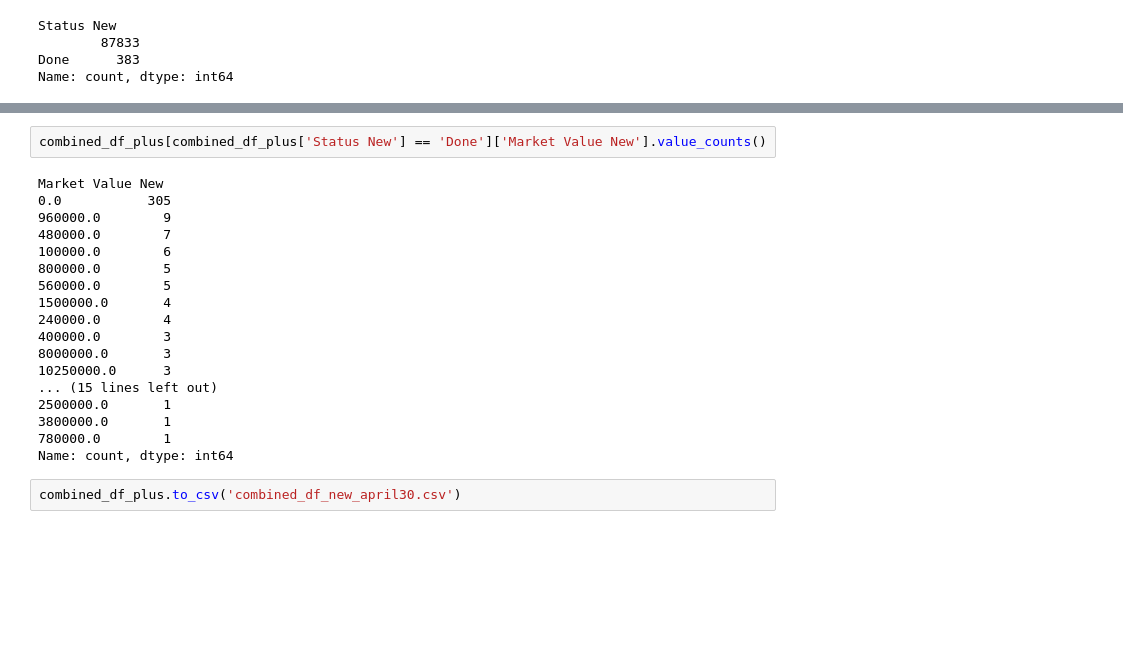
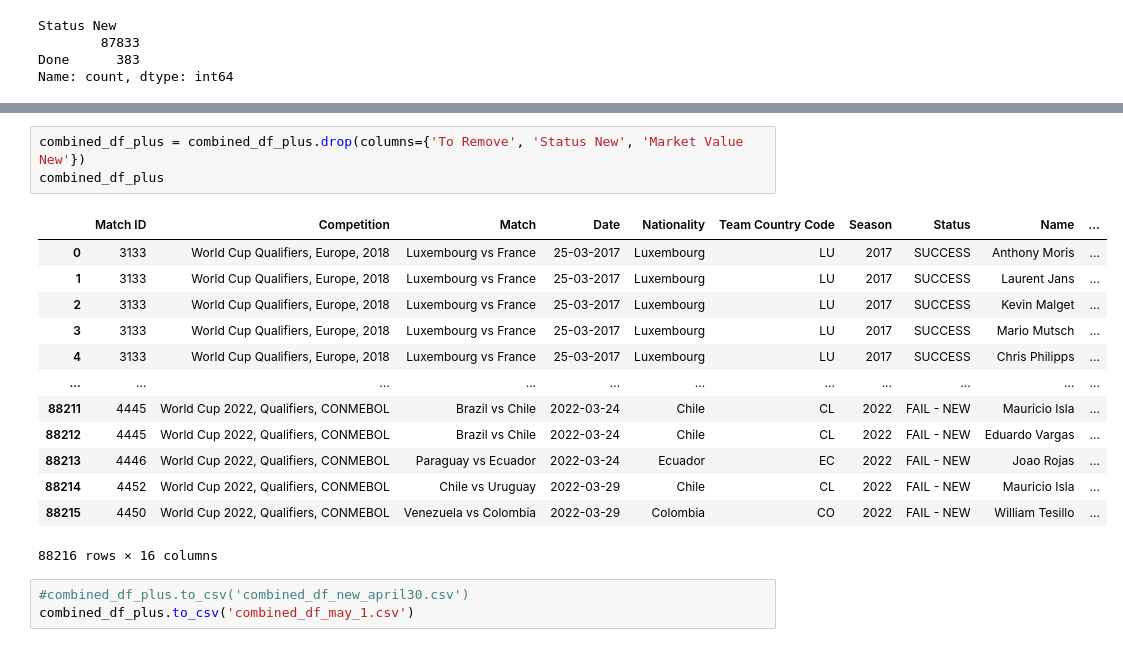
Before and after one commit to finnlsmith/footy_project_market_value_rankings, a Jupyter notebook: create_dataset_1/concacaf_conmebol.ipynb, the cells around one changed output, grey strips where cells are left out. Cells and saved outputs as stored; diff of their text form; blank space fills up the shorter version.

Commit message:
one of pink groups done

```diff
--- a/create_dataset_1/concacaf_conmebol.ipynb
+++ b/create_dataset_1/concacaf_conmebol.ipynb
@@ -1238,24 +1238,22 @@ for index, row in combined_df_plus.iterrows():
 73183 0.0 0
 73208 0.0 0
 # %%
-combined_df_plus[combined_df_plus['Status New'] == 'Done']['Market Value New'].value_counts()
+combined_df_plus = combined_df_plus.drop(columns={'To Remove', 'Status New', 'Market Value New'})
+combined_df_plus
 # %% [output]
+|  | Match ID | Competition | Match | Date | Nationality | Team Country Code | Season | Status | Name | ... |
+| 0 | 3133 | World Cup Qualifiers, Europe, 2018 | Luxembourg vs France | 25-03-2017 | Luxembourg | LU | 2017 | SUCCESS | Anthony Moris | ... |
+| 1 | 3133 | World Cup Qualifiers, Europe, 2018 | Luxembourg vs France | 25-03-2017 | Luxembourg | LU | 2017 | SUCCESS | Laurent Jans | ... |
+| 2 | 3133 | World Cup Qualifiers, Europe, 2018 | Luxembourg vs France | 25-03-2017 | Luxembourg | LU | 2017 | SUCCESS | Kevin Malget | ... |
+| 3 | 3133 | World Cup Qualifiers, Europe, 2018 | Luxembourg vs France | 25-03-2017 | Luxembourg | LU | 2017 | SUCCESS | Mario Mutsch | ... |
+| 4 | 3133 | World Cup Qualifiers, Europe, 2018 | Luxembourg vs France | 25-03-2017 | Luxembourg | LU | 2017 | SUCCESS | Chris Philipps | ... |
+| ... | ... | ... | ... | ... | ... | ... | ... | ... | ... | ... |
+| 88211 | 4445 | World Cup 2022, Qualifiers, CONMEBOL | Brazil vs Chile | 2022-03-24 | Chile | CL | 2022 | FAIL - NEW | Mauricio Isla | ... |
+| 88212 | 4445 | World Cup 2022, Qualifiers, CONMEBOL | Brazil vs Chile | 2022-03-24 | Chile | CL | 2022 | FAIL - NEW | Eduardo Vargas | ... |
+| 88213 | 4446 | World Cup 2022, Qualifiers, CONMEBOL | Paraguay vs Ecuador | 2022-03-24 | Ecuador | EC | 2022 | FAIL - NEW | Joao Rojas | ... |
+| 88214 | 4452 | World Cup 2022, Qualifiers, CONMEBOL | Chile vs Uruguay | 2022-03-29 | Chile | CL | 2022 | FAIL - NEW | Mauricio Isla | ... |
+| 88215 | 4450 | World Cup 2022, Qualifiers, CONMEBOL | Venezuela vs Colombia | 2022-03-29 | Colombia | CO | 2022 | FAIL - NEW | William Tesillo | ... |
-Market Value New
-0.0           305
-960000.0        9
-480000.0        7
-100000.0        6
-800000.0        5
-560000.0        5
-1500000.0       4
-240000.0        4
-400000.0        3
-8000000.0       3
-10250000.0      3
-... (15 lines left out)
-2500000.0       1
-3800000.0       1
-780000.0        1
-Name: count, dtype: int64
+88216 rows × 16 columns
 # %%
-combined_df_plus.to_csv('combined_df_new_april30.csv')
+#combined_df_plus.to_csv('combined_df_new_april30.csv')
+combined_df_plus.to_csv('combined_df_may_1.csv')
```
Also changed, not shown: parts of 2 cells of this notebook, 5 other files.
